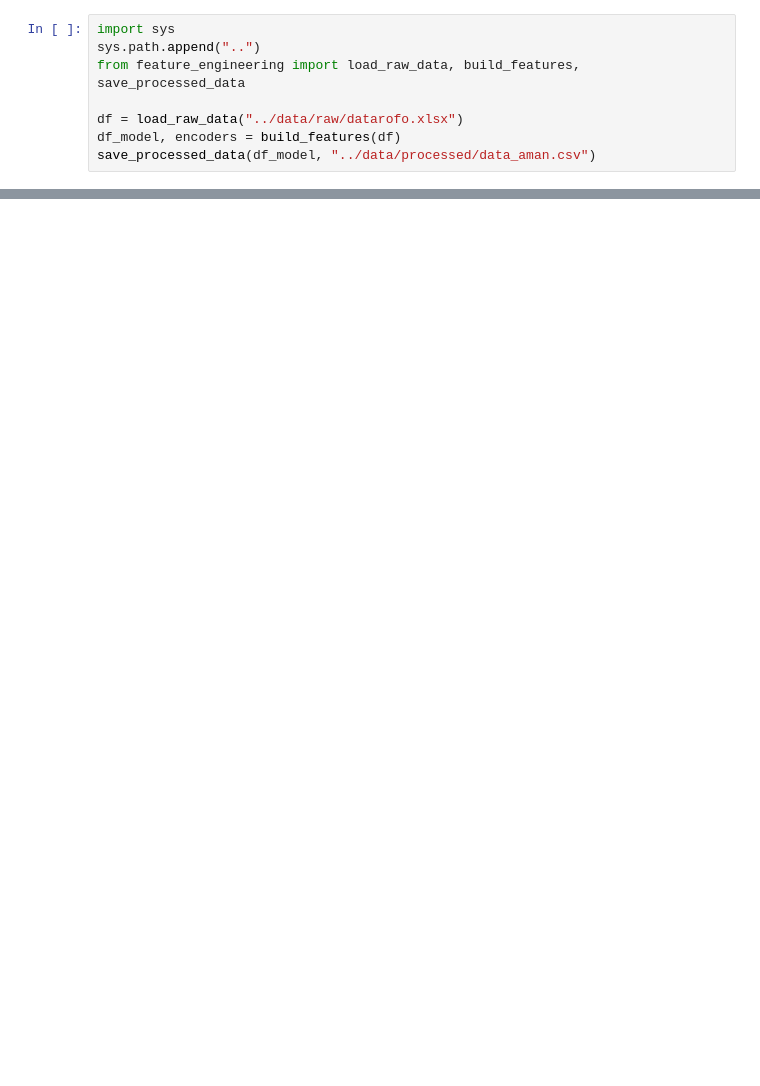
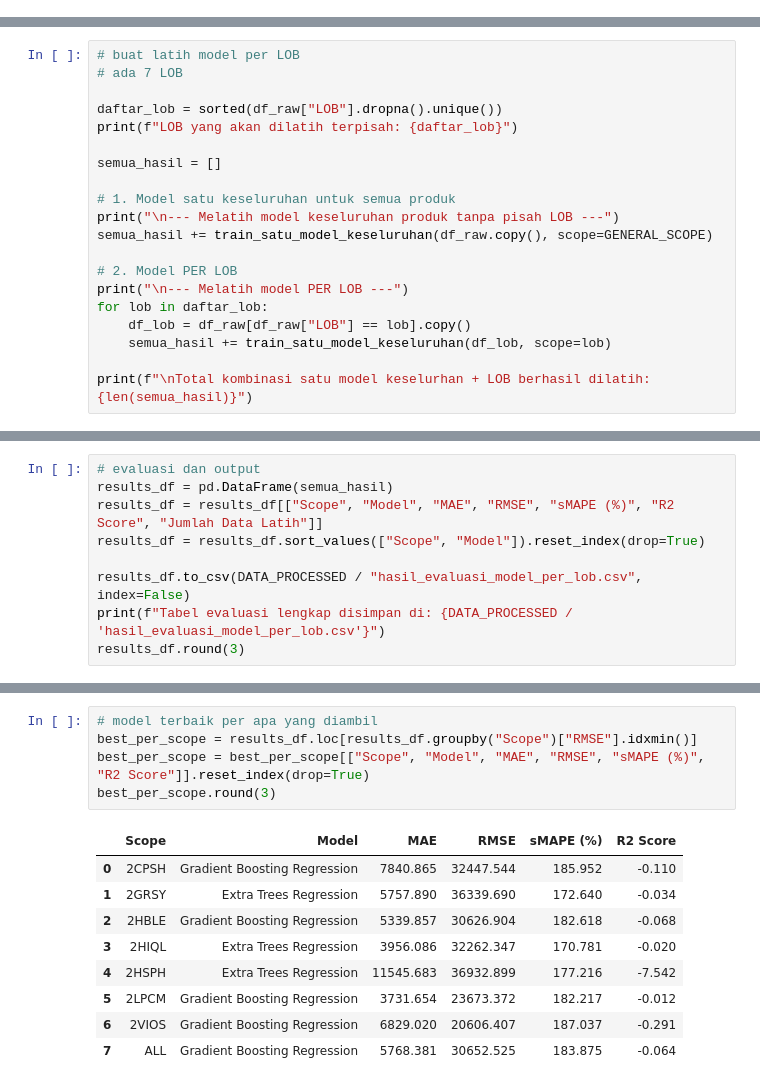
Before and after one commit to mwelmel/Forecast-App, a Jupyter notebook: backend/ml/notebooks/training.ipynb, the cells around one changed output, grey strips where cells are left out. Cells and saved outputs as stored; diff of their text form; blank space fills up the shorter version.

Commit message:
latih model buat dapet prediksi

```diff
--- a/backend/ml/notebooks/training.ipynb
+++ b/backend/ml/notebooks/training.ipynb
@@ -21,8 +0,0 @@ Note: you may need to restart the kernel to use updated packages.
-# %%
-import sys
-sys.path.append("..")
-from feature_engineering import load_raw_data, build_features, save_processed_data
-
-df = load_raw_data("../data/raw/datarofo.xlsx")
-df_model, encoders = build_features(df)
-save_processed_data(df_model, "../data/processed/data_aman.csv")
@@ -38,0 +152,20 @@ Dataset yang sudah diproses disimpan di: ../data/processed/data_aman.csv
+# %%
+# buat latih model per LOB
+# ada 7 LOB
+
+daftar_lob = sorted(df_raw["LOB"].dropna().unique())
+print(f"LOB yang akan dilatih terpisah: {daftar_lob}")
+
+semua_hasil = []
+
+# 1. Model satu keseluruhan untuk semua produk
+print("\n--- Melatih model keseluruhan produk tanpa pisah LOB ---")
+semua_hasil += train_satu_model_keseluruhan(df_raw.copy(), scope=GENERAL_SCOPE)
+
+# 2. Model PER LOB
+print("\n--- Melatih model PER LOB ---")
+for lob in daftar_lob:
+    df_lob = df_raw[df_raw["LOB"] == lob].copy()
+    semua_hasil += train_satu_model_keseluruhan(df_lob, scope=lob)
+
+print(f"\nTotal kombinasi satu model keselurhan + LOB berhasil dilatih: {len(semua_hasil)}")
@@ -38,0 +188,9 @@ Dataset yang sudah diproses disimpan di: ../data/processed/data_aman.csv
+# %%
+# evaluasi dan output
+results_df = pd.DataFrame(semua_hasil)
+results_df = results_df[["Scope", "Model", "MAE", "RMSE", "sMAPE (%)", "R2 Score", "Jumlah Data Latih"]]
+results_df = results_df.sort_values(["Scope", "Model"]).reset_index(drop=True)
+
+results_df.to_csv(DATA_PROCESSED / "hasil_evaluasi_model_per_lob.csv", index=False)
+print(f"Tabel evaluasi lengkap disimpan di: {DATA_PROCESSED / 'hasil_evaluasi_model_per_lob.csv'}")
+results_df.round(3)
@@ -38,0 +216,15 @@ Dataset yang sudah diproses disimpan di: ../data/processed/data_aman.csv
+# %%
+# model terbaik per apa yang diambil
+best_per_scope = results_df.loc[results_df.groupby("Scope")["RMSE"].idxmin()]
+best_per_scope = best_per_scope[["Scope", "Model", "MAE", "RMSE", "sMAPE (%)", "R2 Score"]].reset_index(drop=True)
+best_per_scope.round(3)
+# %% [output]
+|  | Scope | Model | MAE | RMSE | sMAPE (%) | R2 Score |
+| 0 | 2CPSH | Gradient Boosting Regression | 7840.865 | 32447.544 | 185.952 | -0.110 |
+| 1 | 2GRSY | Extra Trees Regression | 5757.890 | 36339.690 | 172.640 | -0.034 |
+| 2 | 2HBLE | Gradient Boosting Regression | 5339.857 | 30626.904 | 182.618 | -0.068 |
+| 3 | 2HIQL | Extra Trees Regression | 3956.086 | 32262.347 | 170.781 | -0.020 |
+| 4 | 2HSPH | Extra Trees Regression | 11545.683 | 36932.899 | 177.216 | -7.542 |
+| 5 | 2LPCM | Gradient Boosting Regression | 3731.654 | 23673.372 | 182.217 | -0.012 |
+| 6 | 2VIOS | Gradient Boosting Regression | 6829.020 | 20606.407 | 187.037 | -0.291 |
+| 7 | ALL | Gradient Boosting Regression | 5768.381 | 30652.525 | 183.875 | -0.064 |
```
Also changed, not shown: parts of 11 cells of this notebook, 5 other files.
